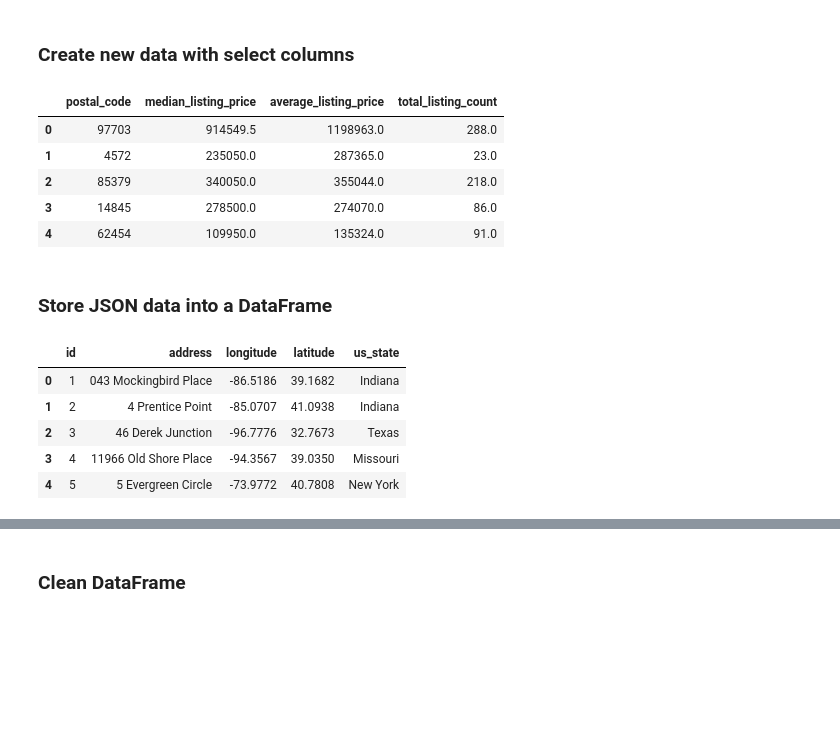
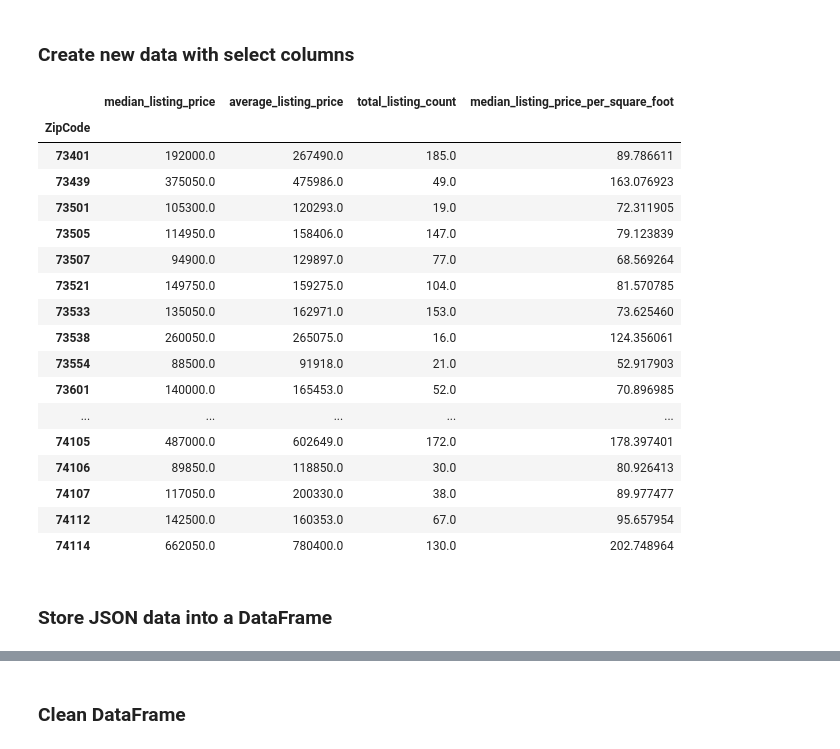
Before and after one commit to SBBoudreau/ETL-Project, a Jupyter notebook: data_etl.ipynb, the cells around one changed output, grey strips where cells are left out. Drawn from its saved outputs; the diff is of its cells as text; code cells hidden in the pictures; blank space fills up the shorter version.

```diff
--- a/data_etl.ipynb
+++ b/data_etl.ipynb
@@ -8,8 +9,8 @@ import os
 ### Store CSV into DataFrame
 # %%
 csv_file = os.path.join("Resources", "realtor.csv")
-price_data_df = pd.read_csv(csv_file)
-price_data_df.head()
+realtor_data = pd.read_csv(csv_file)
+realtor_data.head()
 # %% [output]
 |  | month_date_yyyymm | postal_code | zip_name | flag | median_listing_price | median_listing_price_mm | ... |
 | 0 | 202009 | 97703 | bend, or | * | 914549.5 | 0.0218 | ... |
@@ -20,26 +21,42 @@ price_data_df.head()
 5 rows × 40 columns
 # %% [markdown]
 ### Create new data with select columns
-# %%
-price_df = price_data_df[['postal_code', 'median_listing_price', 'average_listing_price', 'total_listing_count']].copy()
-price_df.head()
-# %% [output]
-|  | postal_code | median_listing_price | average_listing_price | total_listing_count |
-| 0 | 97703 | 914549.5 | 1198963.0 | 288.0 |
-| 1 | 4572 | 235050.0 | 287365.0 | 23.0 |
-| 2 | 85379 | 340050.0 | 355044.0 | 218.0 |
-| 3 | 14845 | 278500.0 | 274070.0 | 86.0 |
-| 4 | 62454 | 109950.0 | 135324.0 | 91.0 |
+# %%
+#Replace dtype of postal code (float) to postal code(int)
+realtor_data['postal_code'] = realtor_data['postal_code'].replace(to_replace = r'^.[a-zA-Z].*$', value=0, regex=True)
+realtor_data['postal_code'] = realtor_data['postal_code'].astype('int')
+
+#Filter out zip codes not in Texas
+realtor_data_clean = realtor_data.loc[(realtor_data['postal_code'] >= 73301) & (realtor_data['postal_code'] <= 88595)]
+realtor_data1_clean = realtor_data_clean.sort_values(by=['postal_code'])
+# realtor_data_clean.head()
+
+#Clean up columns
+realtor_data2_clean = realtor_data1_clean[['postal_code', 'median_listing_price','average_listing_price','total_listing_count','median_listing_price_per_square_foot']]
+
+#Rename columns
+realtor_data3_clean = realtor_data2_clean.rename(columns={'postal_code':'ZipCode'})
+realtor_data4_clean = realtor_data3_clean.set_index('ZipCode')
+
+realtor_data4_clean.head(50)
+# %% [output]
+|  | median_listing_price | average_listing_price | total_listing_count | median_listing_price_per_square_foot |
+| ZipCode |  |  |  |  |
+| 73401 | 192000.0 | 267490.0 | 185.0 | 89.786611 |
+| 73439 | 375050.0 | 475986.0 | 49.0 | 163.076923 |
+| 73501 | 105300.0 | 120293.0 | 19.0 | 72.311905 |
+| 73505 | 114950.0 | 158406.0 | 147.0 | 79.123839 |
+| 73507 | 94900.0 | 129897.0 | 77.0 | 68.569264 |
+| 73521 | 149750.0 | 159275.0 | 104.0 | 81.570785 |
+| 73533 | 135050.0 | 162971.0 | 153.0 | 73.625460 |
+| 73538 | 260050.0 | 265075.0 | 16.0 | 124.356061 |
+| 73554 | 88500.0 | 91918.0 | 21.0 | 52.917903 |
+| 73601 | 140000.0 | 165453.0 | 52.0 | 70.896985 |
+| ... | ... | ... | ... | ... |
+| 74105 | 487000.0 | 602649.0 | 172.0 | 178.397401 |
+| 74106 | 89850.0 | 118850.0 | 30.0 | 80.926413 |
+| 74107 | 117050.0 | 200330.0 | 38.0 | 89.977477 |
+| 74112 | 142500.0 | 160353.0 | 67.0 | 95.657954 |
+| 74114 | 662050.0 | 780400.0 | 130.0 | 202.748964 |
 # %% [markdown]
 ### Store JSON data into a DataFrame
-# %%
-json_file = os.path.join("..", "Resources", "customer_location.json")
-customer_location_df = pd.read_json(json_file)
-customer_location_df.head()
-# %% [output]
-|  | id | address | longitude | latitude | us_state |
-| 0 | 1 | 043 Mockingbird Place | -86.5186 | 39.1682 | Indiana |
-| 1 | 2 | 4 Prentice Point | -85.0707 | 41.0938 | Indiana |
-| 2 | 3 | 46 Derek Junction | -96.7776 | 32.7673 | Texas |
-| 3 | 4 | 11966 Old Shore Place | -94.3567 | 39.0350 | Missouri |
-| 4 | 5 | 5 Evergreen Circle | -73.9772 | 40.7808 | New York |
```
Also changed, not shown: parts of 8 cells of this notebook.
